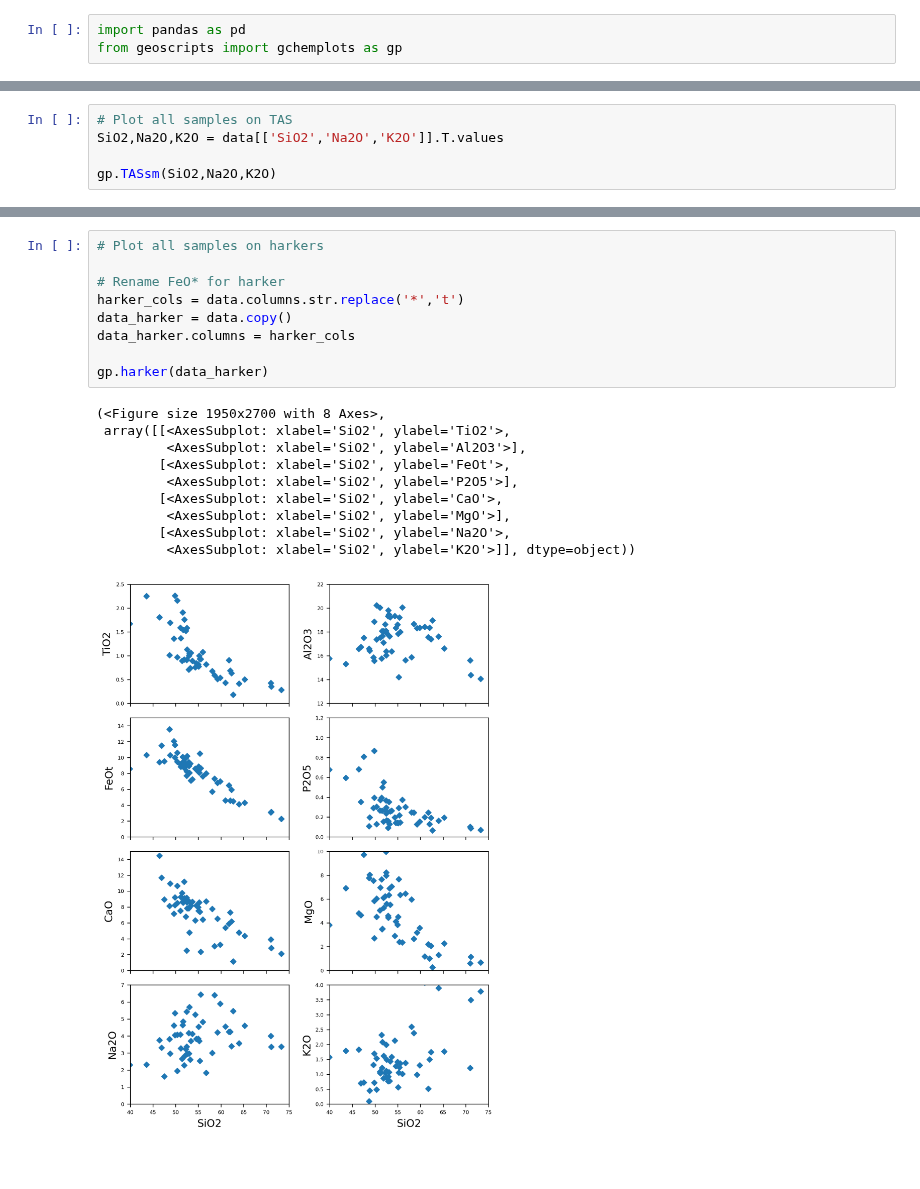
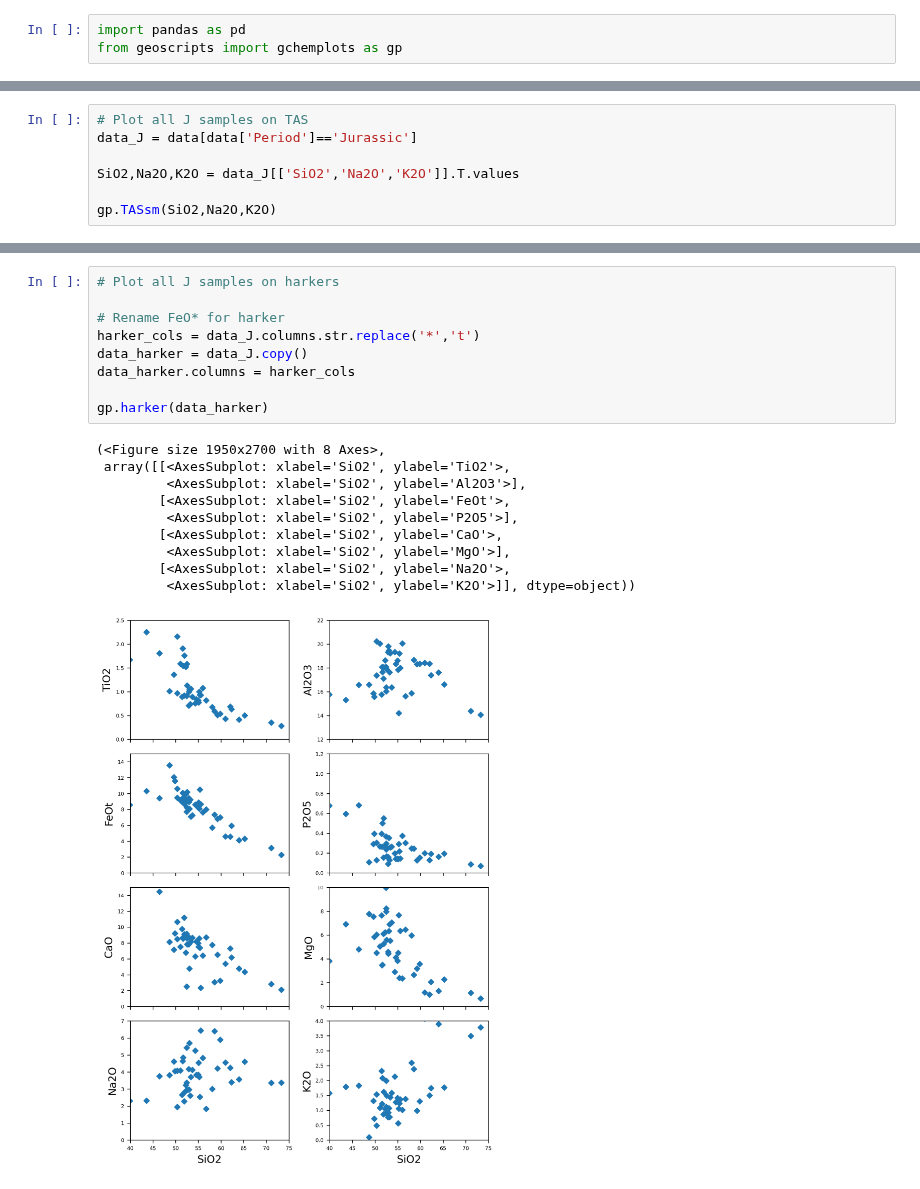
Before and after one commit to dyvasey/dataset-caucasus-gchem-2023, a Jupyter notebook: plot_majors.ipynb, the cells around one changed output, grey strips where cells are left out. Cells and saved outputs as stored; diff of their text form.

Commit message:
Did an initial workup of data, added metadata

```diff
--- a/plot_majors.ipynb
+++ b/plot_majors.ipynb
@@ -13,7 +14,9 @@ Index(['SiO2', 'TiO2', 'Al2O3', 'FeO*', 'MnO', 'MgO', 'CaO', 'Na2O', 'K2O',
       dtype='object')
 # %%
-# Plot all samples on TAS
-SiO2,Na2O,K2O = data[['SiO2','Na2O','K2O']].T.values
+# Plot all J samples on TAS
+data_J = data[data['Period']=='Jurassic']
+
+SiO2,Na2O,K2O = data_J[['SiO2','Na2O','K2O']].T.values
 
 gp.TASsm(SiO2,Na2O,K2O)
 # %% [output]
@@ -22,20 +25,20 @@ gp.TASsm(SiO2,Na2O,K2O)
 # %%
-# Plot all samples on harkers
+# Plot all J samples on harkers
 
 # Rename FeO* for harker
-harker_cols = data.columns.str.replace('*','t')
-data_harker = data.copy()
+harker_cols = data_J.columns.str.replace('*','t')
+data_harker = data_J.copy()
 data_harker.columns = harker_cols
 
 gp.harker(data_harker)
 # %% [output]
 (<Figure size 1950x2700 with 8 Axes>,
  array([[<AxesSubplot: xlabel='SiO2', ylabel='TiO2'>,
          <AxesSubplot: xlabel='SiO2', ylabel='Al2O3'>],
         [<AxesSubplot: xlabel='SiO2', ylabel='FeOt'>,
          <AxesSubplot: xlabel='SiO2', ylabel='P2O5'>],
         [<AxesSubplot: xlabel='SiO2', ylabel='CaO'>,
          <AxesSubplot: xlabel='SiO2', ylabel='MgO'>],
         [<AxesSubplot: xlabel='SiO2', ylabel='Na2O'>,
          <AxesSubplot: xlabel='SiO2', ylabel='K2O'>]], dtype=object))
-[figure, old version]
+[figure, new version]
```
Also changed, not shown: parts of 2 cells of this notebook, 3 other files.
